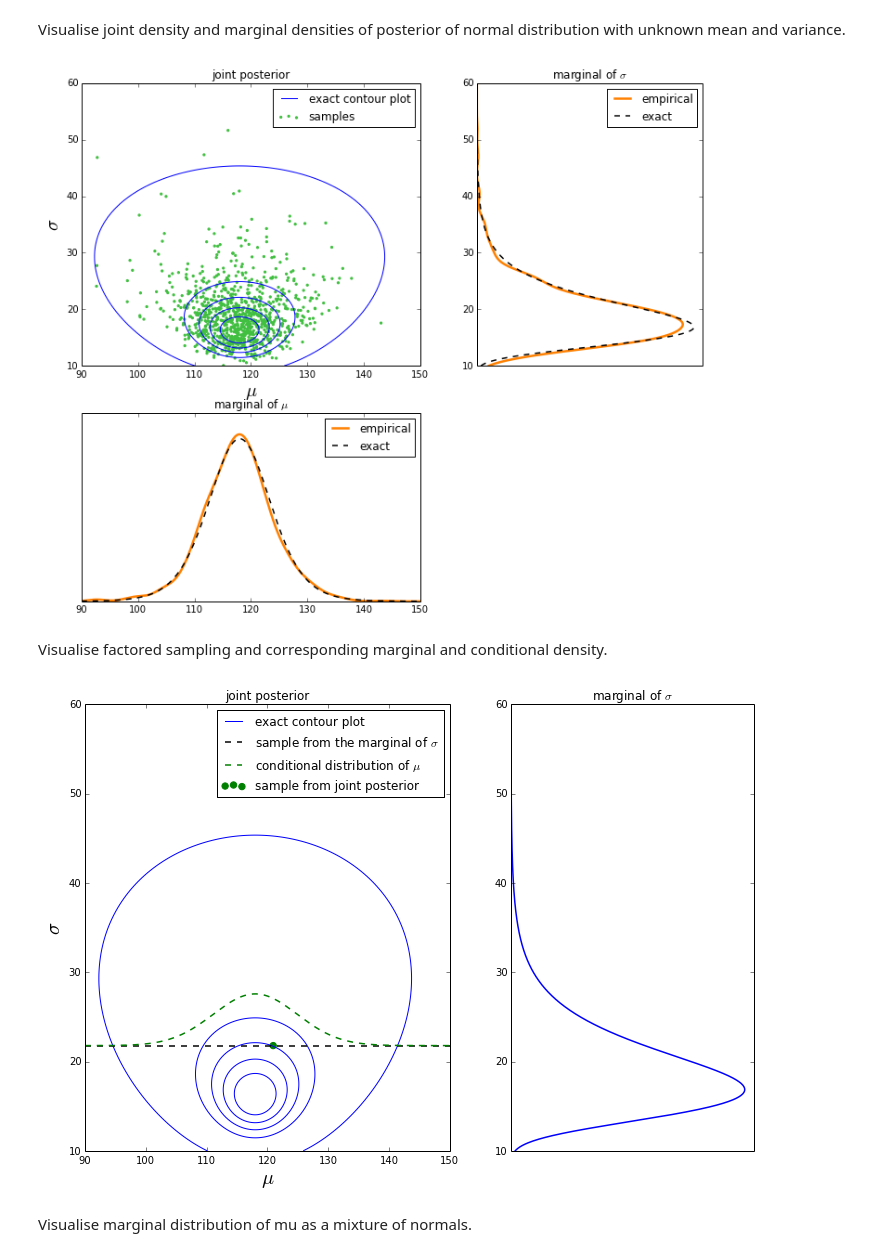
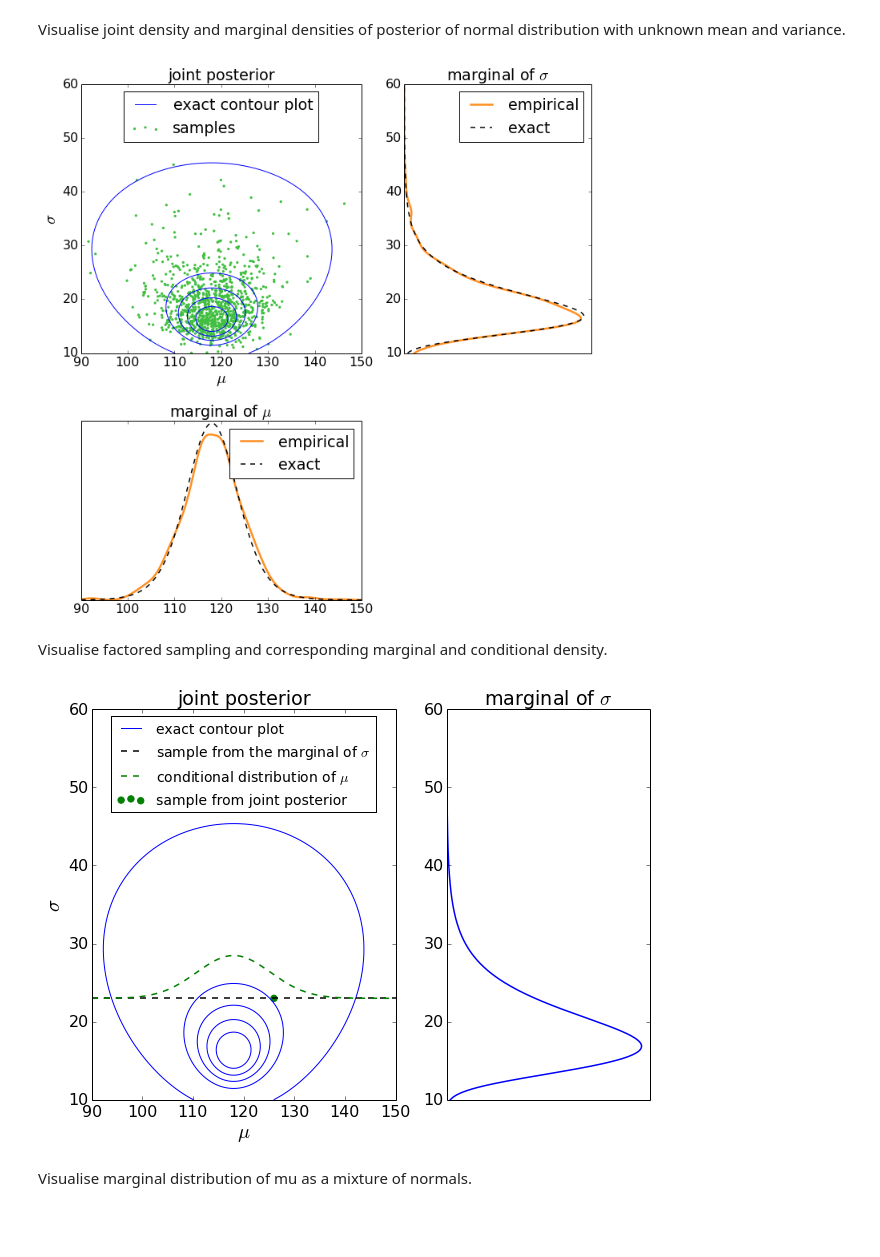
Before and after one commit to avehtari/BDA_py_demos, a Jupyter notebook: demos_ch3/demo3_1-4.ipynb, the cells around one changed output. Cells and saved outputs as stored; diff of their text form; code cells hidden in the pictures; blank space fills up the shorter version.

```diff
--- a/demos_ch3/demo3_1-4.ipynb
+++ b/demos_ch3/demo3_1-4.ipynb
@@ -20,6 +20,9 @@ util_path = os.path.abspath(util_path)
 if util_path not in os.sys.path and os.path.exists(util_path):
     os.sys.path.insert(0, util_path)
 import sinvchi2
+# %%
+# Edit default plot settings
+plt.rc('font', size=16)
 # %%
 # data
 y = np.array([93, 112, 122, 135, 122, 150, 118, 90, 124, 114])
@@ -86,7 +89,7 @@ distribution with unknown mean and variance.
 # %%
 # create figure
 plotgrid = gridspec.GridSpec(2, 2, width_ratios=[3,2], height_ratios=[3,2])
-fig = plt.figure(figsize=(12,10))
+fig = plt.figure(figsize=(10,10))
 
 # plot joint distribution
 plt.subplot(plotgrid[0,0])
@@ -100,44 +103,46 @@ samps = plt.scatter(mu, sigma, 5, color=[0.25, 0.75, 0.25])
 plt.xlim(tl1)
 plt.ylim(tl2)
 plt.xlabel('$\mu$', fontsize=20)
 plt.ylabel('$\sigma$', fontsize=20)
 plt.title('joint posterior')
 plt.legend(
     (plt.Line2D([], [], color='blue'), samps),
-    ('exact contour plot', 'samples')
+    ('exact contour plot', 'samples'),
+    loc='upper center',
 )
 
 # plot marginal of mu
 plt.subplot(plotgrid[1,0])
 # empirical
-plt.plot(t1, pk_mu, color=[1,0.5,0], linewidth=2.5, label='empirical')
+plt.plot(t1, pk_mu, color='#ff8f20', linewidth=2.5, label='empirical')
 # exact
 plt.plot(t1, pm_mu, 'k--', linewidth=1.5, label='exact')
 # decorate
 plt.xlim(tl1)
 plt.title('marginal of $\mu$')
 plt.yticks(())
 plt.legend()
 
 # plot marginal of sigma
 plt.subplot(plotgrid[0,1])
 # empirical
-plt.plot(pk_sigma, t2, color=[1,0.5,0], linewidth=2.5, label='empirical')
+plt.plot(pk_sigma, t2, color='#ff8f20', linewidth=2.5, label='empirical')
 # exact
 plt.plot(pm_sigma, t2, 'k--', linewidth=1.5, label='exact')
 # decorate
 plt.ylim(tl2)
 plt.title('marginal of $\sigma$')
 plt.xticks(())
-l = plt.legend()
+plt.tight_layout()
+plt.legend();
 # %% [output]
-[figure, old version]
+[figure, new version]
 # %% [markdown]
 Visualise factored sampling and corresponding marginal and conditional density.
 # %%
 # create figure
 plotgrid = gridspec.GridSpec(1, 2, width_ratios=[3,2])
-fig = plt.figure(figsize=(12,8))
+fig = plt.figure(figsize=(10,7))
 
 # plot joint distribution
 ax0 = plt.subplot(plotgrid[0,0])
@@ -165,7 +170,9 @@ plt.legend(
     ('exact contour plot',
      'sample from the marginal of $\\sigma$',
      'conditional distribution of $\\mu$',
-     'sample from joint posterior')
+     'sample from joint posterior'),
+    loc='upper center',
+    fontsize=14
 )
 
 # plot marginal of sigma
@@ -174,9 +181,9 @@ plt.plot(pm_sigma, t2, 'b', linewidth=1.5)
 # decorate
 plt.ylim(tl2)
 plt.title('marginal of $\sigma$')
-t = plt.xticks(())
+plt.xticks(());
 # %% [output]
-[figure, old version]
+[figure, new version]
 # %% [markdown]
 Visualise marginal distribution of mu as a mixture of normals.
 # %%
```
Also changed, not shown: parts of 3 cells of this notebook, 9 other files.
